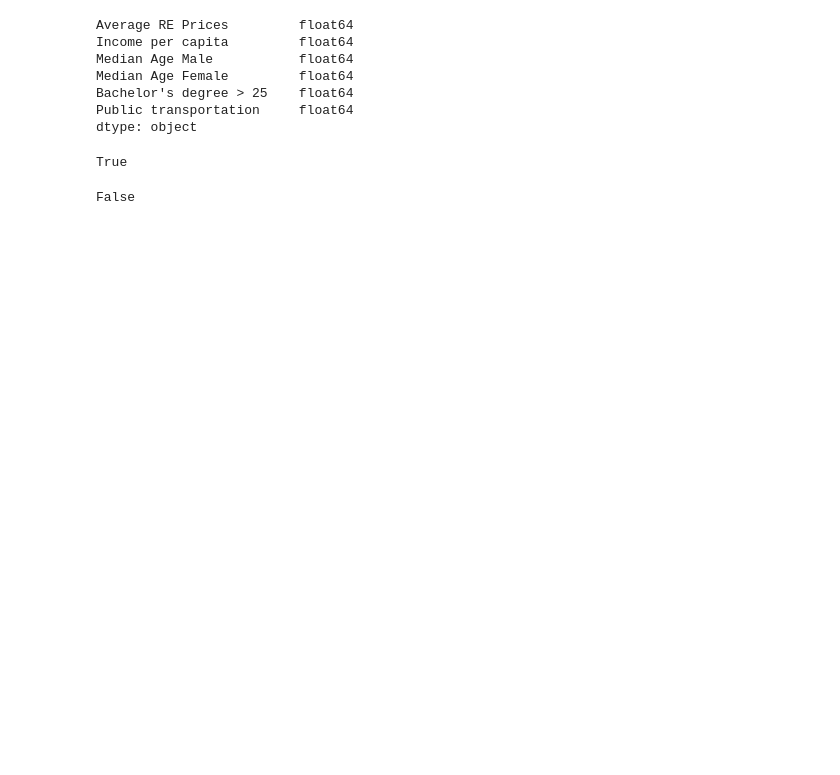
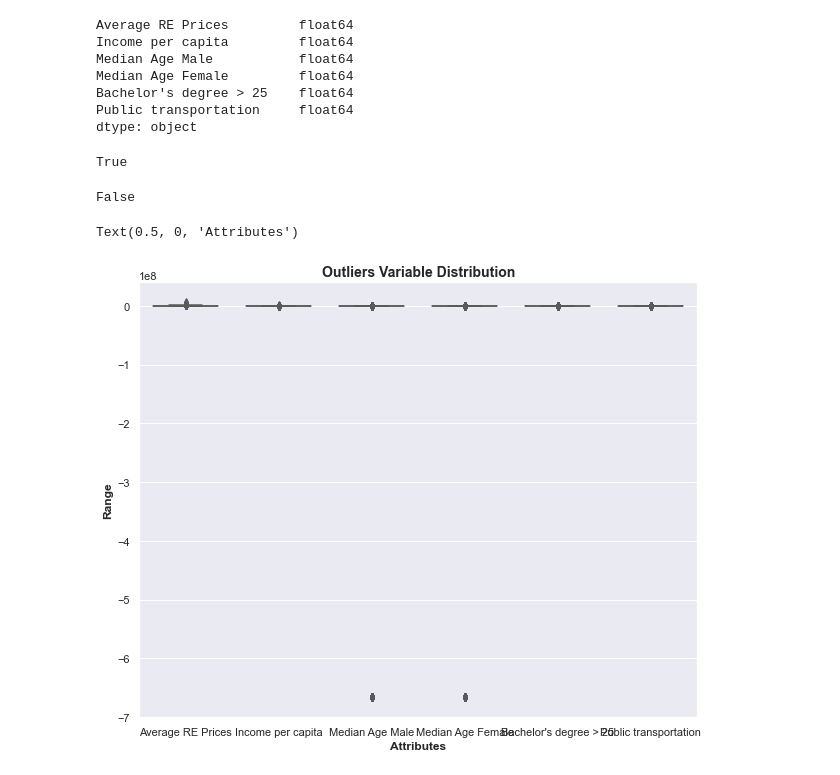
Before and after one commit to joshcoronel/machine-learning-tech-hubs, a Jupyter notebook: models/Kmeans.ipynb, the cells around one changed output. Saved outputs shown, nothing was run; the diff lists cells and outputs as text; code cells hidden in the pictures; blank space fills up the shorter version.

```diff
--- a/models/Kmeans.ipynb
+++ b/models/Kmeans.ipynb
@@ -53,3 +66,14 @@ data.dropna( inplace=True)
 data.isnull().values.any()
 # %% [output]
 False
+# %%
+# Outlier Analysis
+attributes = ['Average RE Prices','Income per capita','Median Age Male','Median Age Female',"Bachelor's degree > 25",'Public transportation']
+plt.rcParams['figure.figsize'] = [10,8]
+sns.boxplot(data = data[attributes], orient="v", palette="Set2" ,whis=1.5,saturation=1, width=0.7)
+plt.title("Outliers Variable Distribution", fontsize = 14, fontweight = 'bold')
+plt.ylabel("Range", fontweight = 'bold')
+plt.xlabel("Attributes", fontweight = 'bold')
+# %% [output]
+Text(0.5, 0, 'Attributes')
+[figure, added]
```
Also changed, not shown: parts of 14 cells of this notebook, 4 other files.
